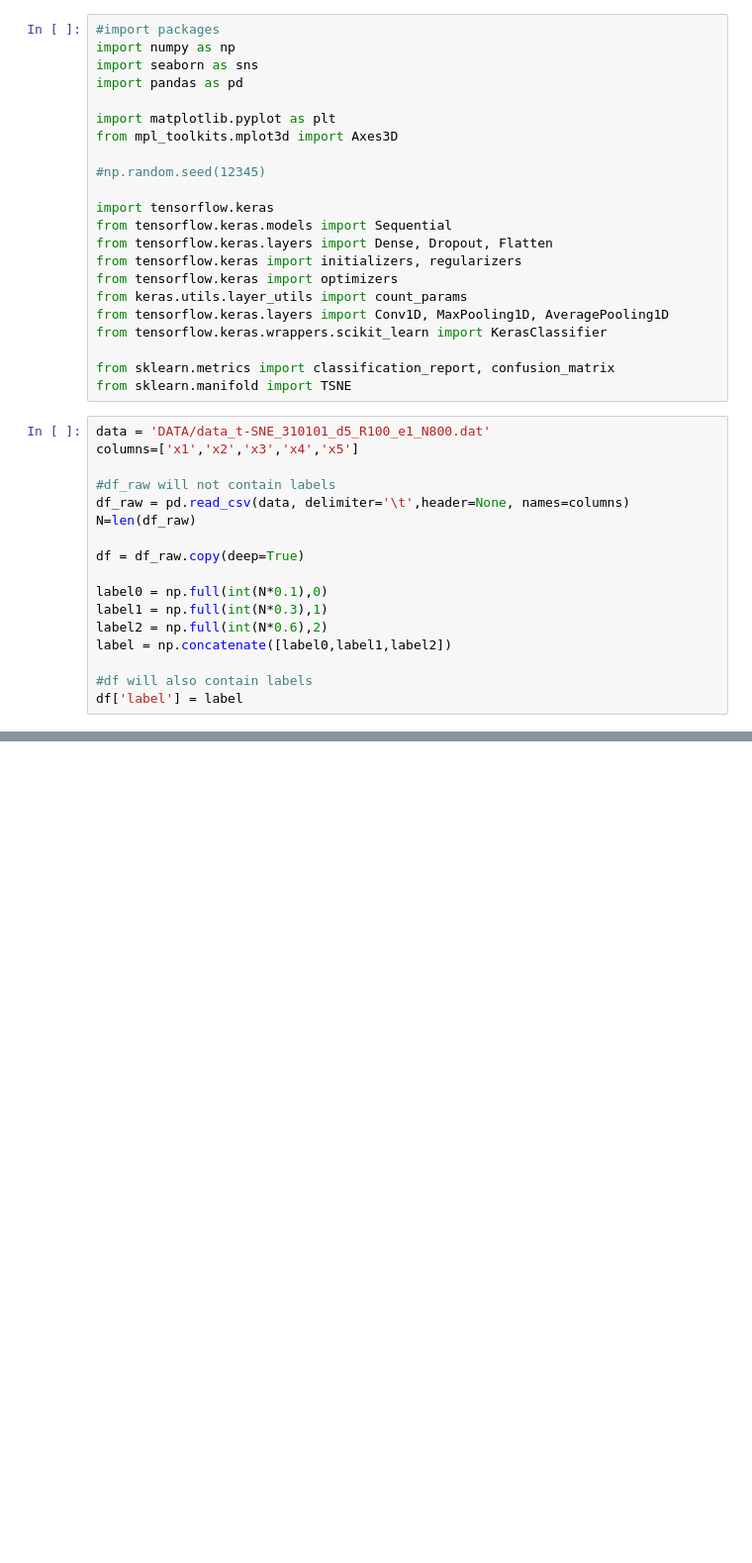
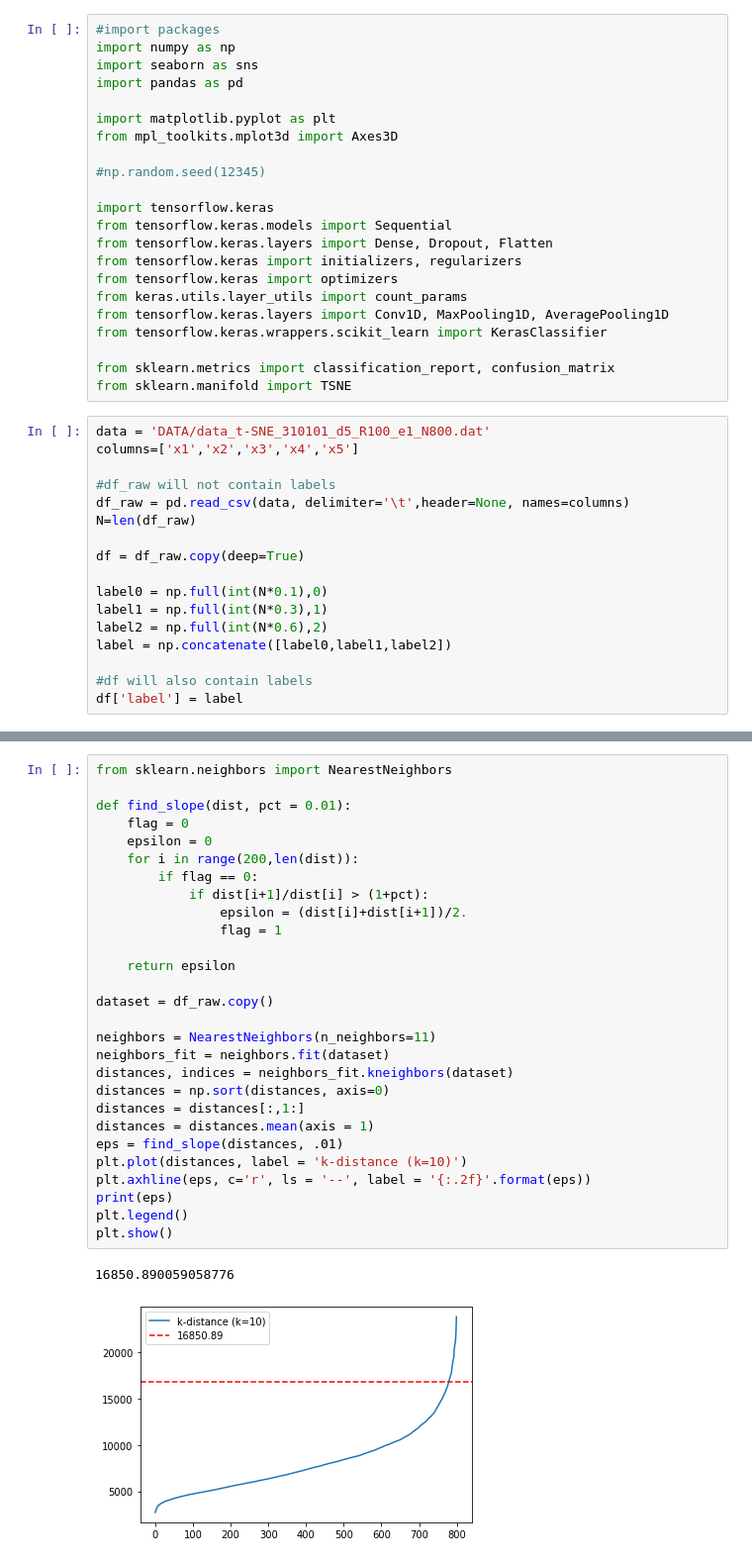
Before and after one commit to giuliacampesan/UniversityAssignments, a Jupyter notebook: 04_week/LoCPdown_week04.ipynb, the cells around one changed output, grey strips where cells are left out. Shown at 99% size. Cells and saved outputs as stored; diff of their text form; blank space fills up the shorter version.

```diff
--- a/04_week/LoCPdown_week04.ipynb
+++ b/04_week/LoCPdown_week04.ipynb
@@ -100,0 +110,31 @@ for i in range(len(perplexity_list)):
+# %%
+from sklearn.neighbors import NearestNeighbors
+
+def find_slope(dist, pct = 0.01):
+    flag = 0
+    epsilon = 0
+    for i in range(200,len(dist)):
+        if flag == 0:
+            if dist[i+1]/dist[i] > (1+pct):
+                epsilon = (dist[i]+dist[i+1])/2.
+                flag = 1
+
+    return epsilon
+
+dataset = df_raw.copy()
+
+neighbors = NearestNeighbors(n_neighbors=11)
+neighbors_fit = neighbors.fit(dataset)
+distances, indices = neighbors_fit.kneighbors(dataset)
+distances = np.sort(distances, axis=0)
+distances = distances[:,1:]
+distances = distances.mean(axis = 1)
+eps = find_slope(distances, .01)
+plt.plot(distances, label = 'k-distance (k=10)')
+plt.axhline(eps, c='r', ls = '--', label = '{:.2f}'.format(eps))
+print(eps)
+plt.legend()
+plt.show()
+# %% [output]
+16850.890059058776
+[figure, added]
```
Also changed, not shown: parts of 7 cells of this notebook, 3 other files.
